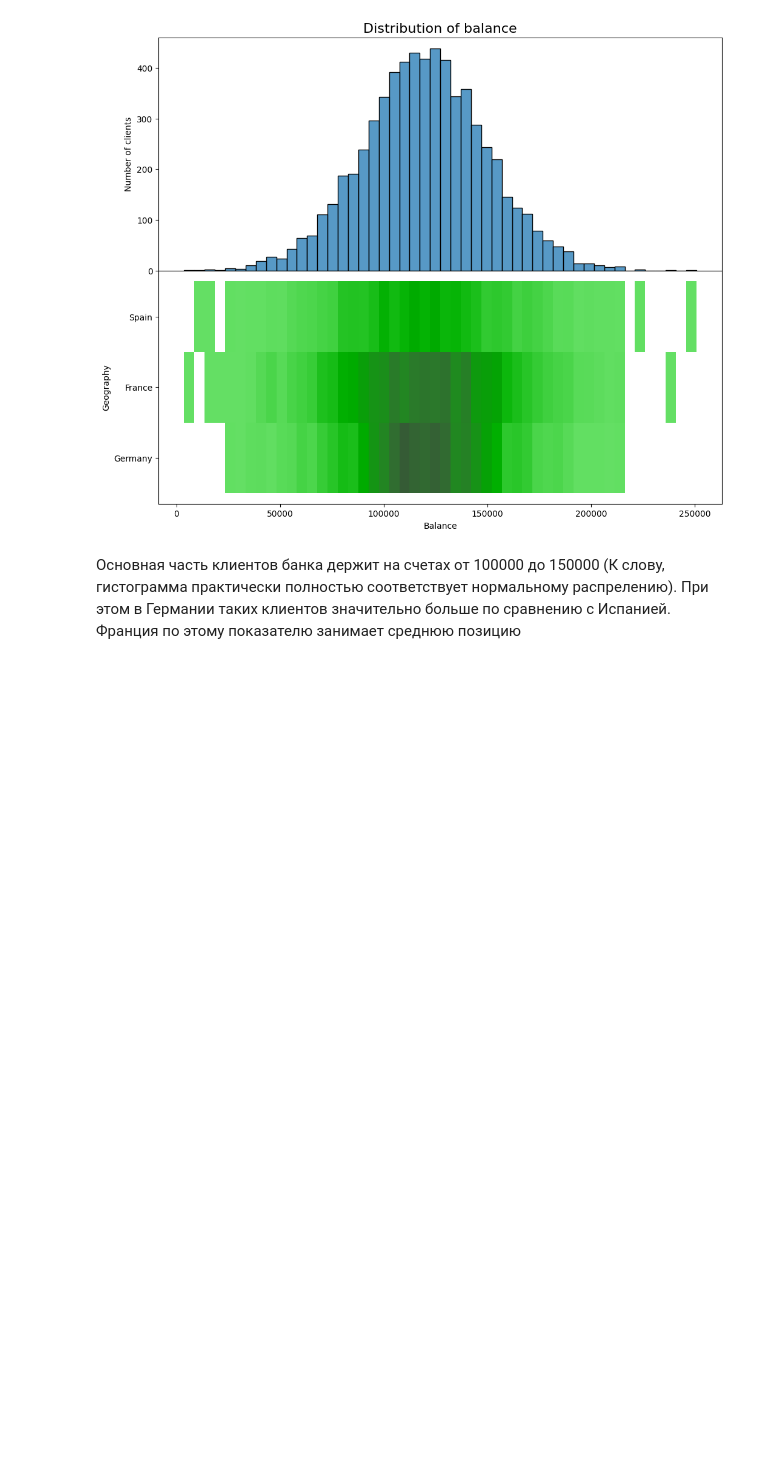
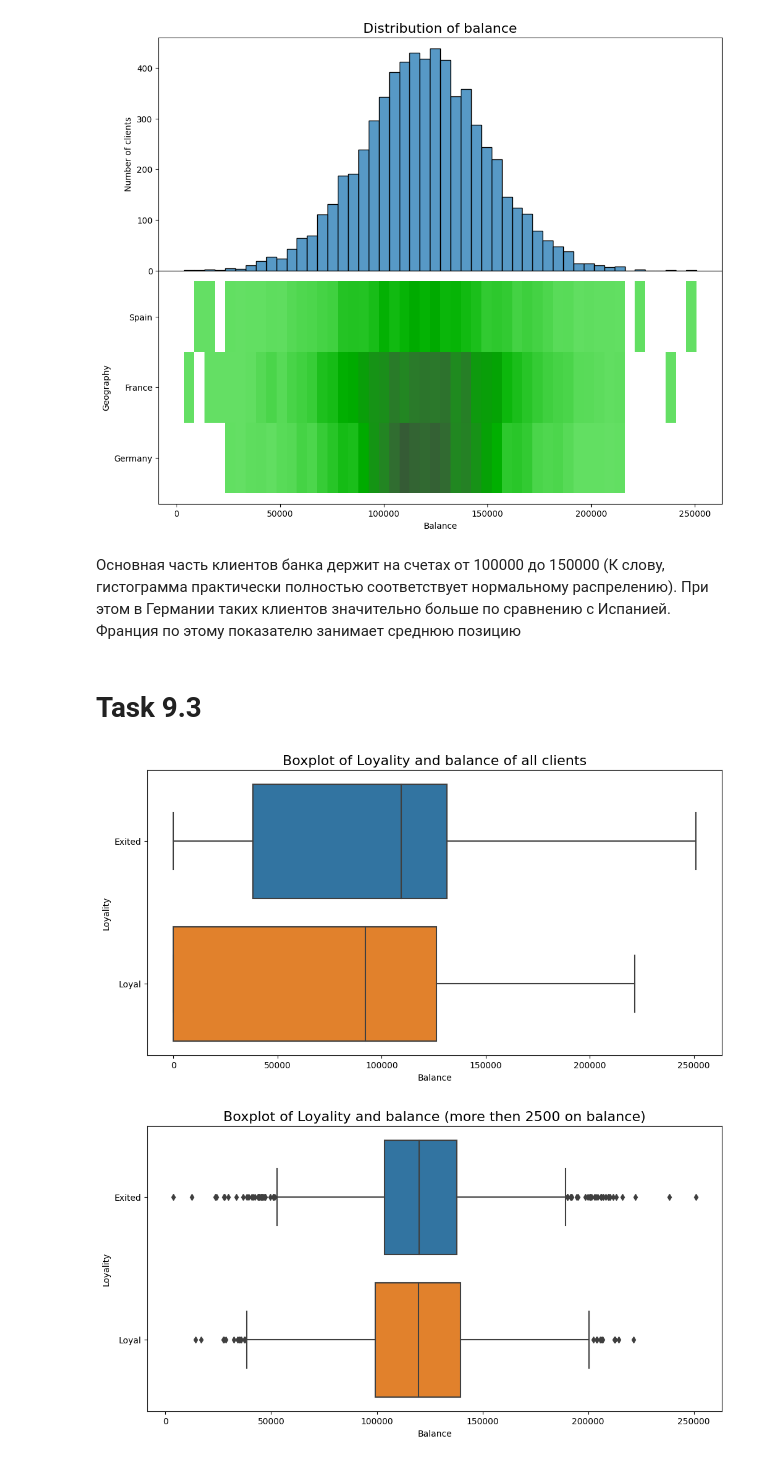
Before and after one commit to AlexeyAldushin/sf_data_science, a Jupyter notebook: PY13_Visualisation/PY13_final.ipynb, the cells around one changed output. Drawn from its saved outputs; the diff is of its cells as text; code cells hidden in the pictures; blank space fills up the shorter version.

```diff
--- a/PY13_Visualisation/PY13_final.ipynb
+++ b/PY13_Visualisation/PY13_final.ipynb
@@ -12,8 +12,8 @@ plt.style.use('default')
 # %% [markdown]
 # Task 9.1
 # %%
+churn_data['Exited'] = churn_data['Exited'].apply(lambda x: 'Exited' if x == 1 else 'Loyal')
 loyality = churn_data['Exited'].value_counts()
-loyality.index = ['Loyal', 'Exited']
 
 fig = plt.figure(figsize=(5, 5))
 axes = fig.add_axes([0, 0, 1, 1])
@@ -64,3 +80,23 @@ plt.show()
 [figure]
 # %% [markdown]
 Основная часть клиентов банка держит на счетах от 100000 до 150000 (К слову, гистограмма практически полностью соответствует нормальному распрелению). При этом в Германии таких клиентов значительно больше по сравнению с Испанией. Франция по этому показателю занимает среднюю позицию
+# %% [markdown]
+# Task 9.3
+# %%
+#Boxplot - All Clients
+fig = plt.figure(figsize=(12, 6))
+boxplot1 = sns.boxplot(data=churn_data, x='Balance', y='Exited', order=['Exited', 'Loyal'])
+boxplot1.set_title('Boxplot of Loyality and balance of all clients', fontsize=16)
+boxplot1.set_xlabel('Balance')
+boxplot1.set_ylabel('Loyality')
+plt.show()
+#Boxplot - Clients with more then 2500 on balance
+fig = plt.figure(figsize=(12, 6))
+boxplot2 = sns.boxplot(data=croped_churn_data, x='Balance', y='Exited', order=['Exited', 'Loyal'])
+boxplot2.set_title('Boxplot of Loyality and balance (more then 2500 on balance)', fontsize=16)
+boxplot2.set_xlabel('Balance')
+boxplot2.set_ylabel('Loyality')
+plt.show()
+# %% [output]
+[figure, added]
+[figure, added]
```
Also changed, not shown: parts of 6 cells of this notebook.
